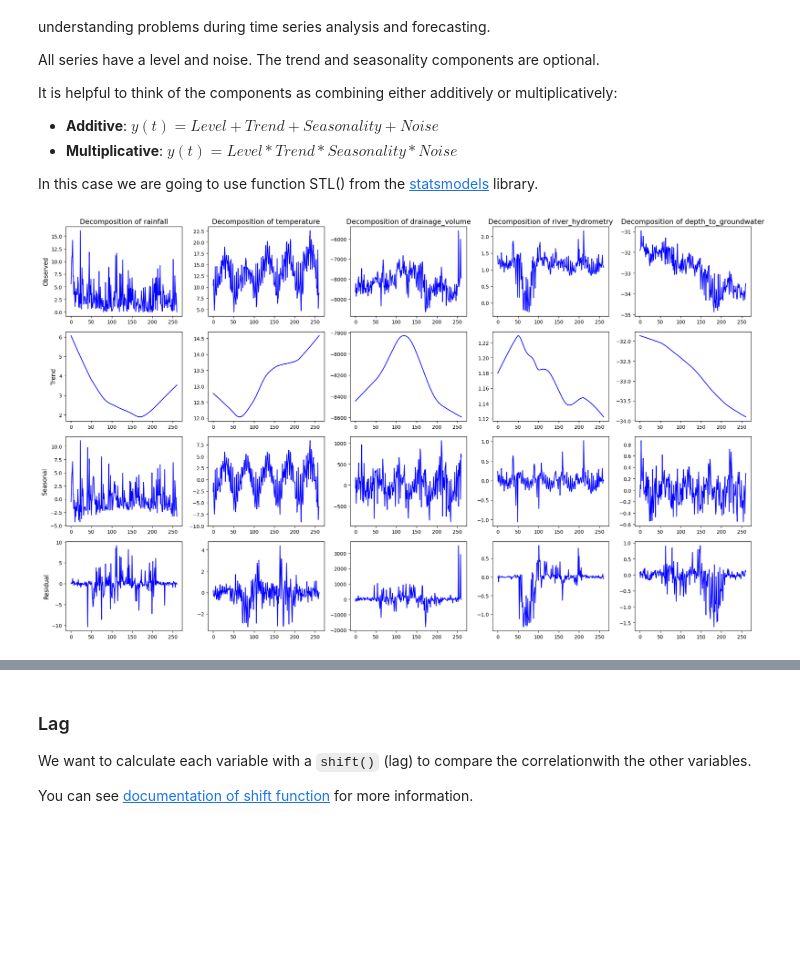
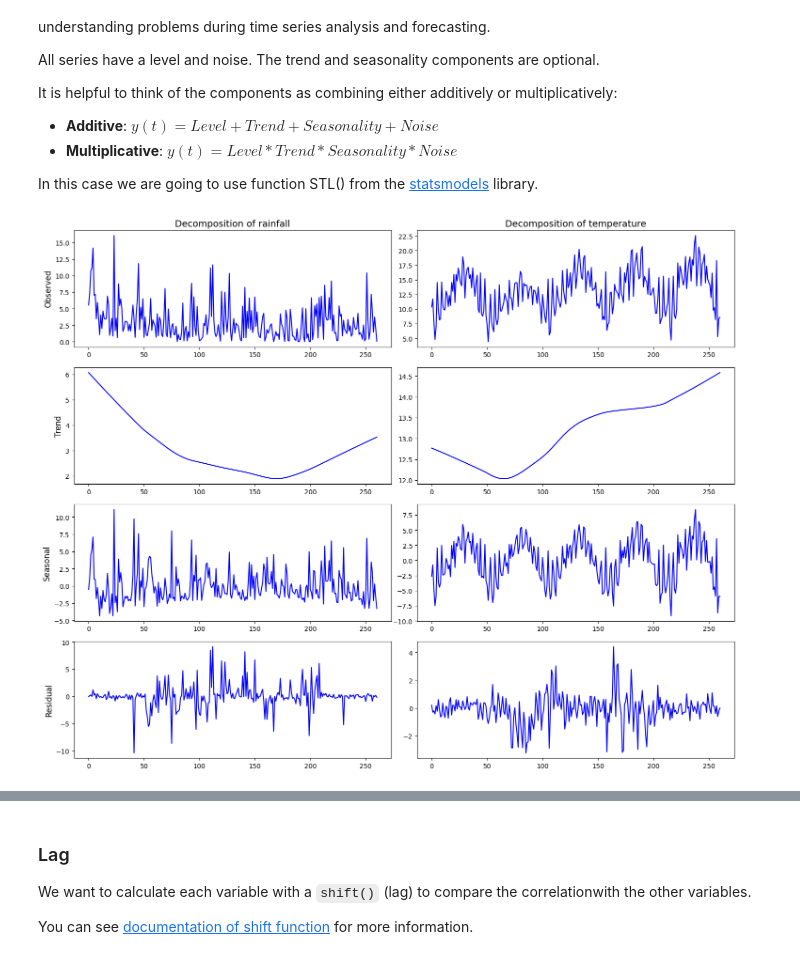
Before and after one commit to thisishasan/bigdata_mod_b, a Jupyter notebook: code.ipynb, the cells around one changed output, grey strips where cells are left out. Drawn from its saved outputs; the diff is of its cells as text; code cells hidden in the pictures; blank space fills up the shorter version.

```diff
--- a/code.ipynb
+++ b/code.ipynb
@@ -418,32 +418,30 @@ for column in core_columns:
     df[f"{column}_seasonal"] = result.seasonal
     df[f"{column}_resid"] = result.resid  # store residuals if needed
 # %%
-# Plot all decompositions in a grid (4 rows x number_of_columns columns)
-n_cols = len(core_columns)
-fig, ax = plt.subplots(nrows=4, ncols=n_cols, figsize=(4 * n_cols, 12), sharex=False)
+fig, ax = plt.subplots(nrows=4, ncols=2, figsize=(15, 12), sharex=False)
 
-for i, column in enumerate(core_columns):
+for i, column in enumerate(['rainfall', 'temperature']):
     stl = STL(df[column], period=52, robust=True)
     res = stl.fit()
 
     ax[0, i].set_title(f'Decomposition of {column}', fontsize=14)
     res.observed.plot(ax=ax[0, i], legend=False, color='blue')
     if i == 0:
         ax[0, i].set_ylabel('Observed', fontsize=12)
 
     res.trend.plot(ax=ax[1, i], legend=False, color='blue')
     if i == 0:
         ax[1, i].set_ylabel('Trend', fontsize=12)
 
     res.seasonal.plot(ax=ax[2, i], legend=False, color='blue')
     if i == 0:
         ax[2, i].set_ylabel('Seasonal', fontsize=12)
 
     res.resid.plot(ax=ax[3, i], legend=False, color='blue')
     if i == 0:
         ax[3, i].set_ylabel('Residual', fontsize=12)
 
 plt.tight_layout()
 plt.show()
 # %% [output]
-[figure, old version]
+[figure, new version]
```
Also changed, not shown: parts of 2 cells of this notebook.
